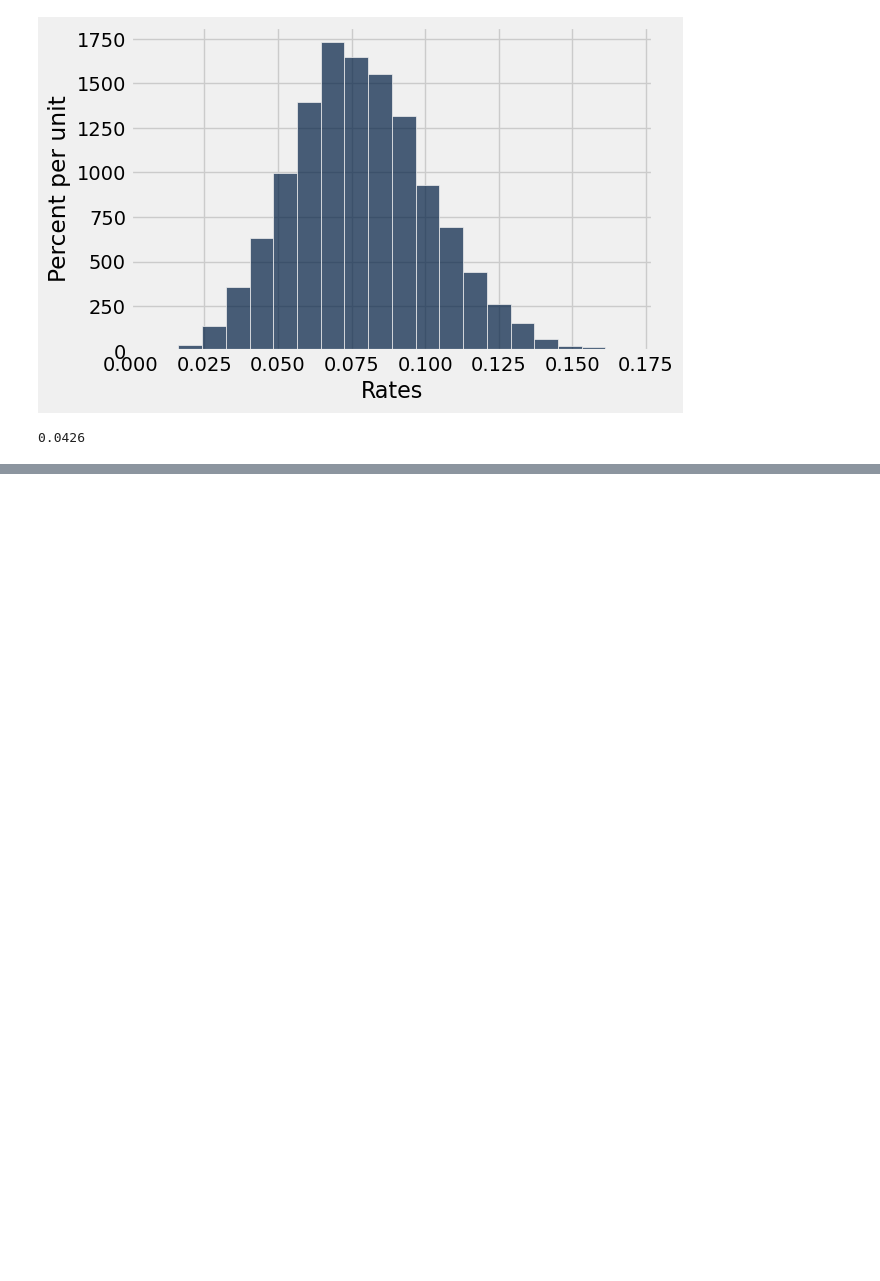
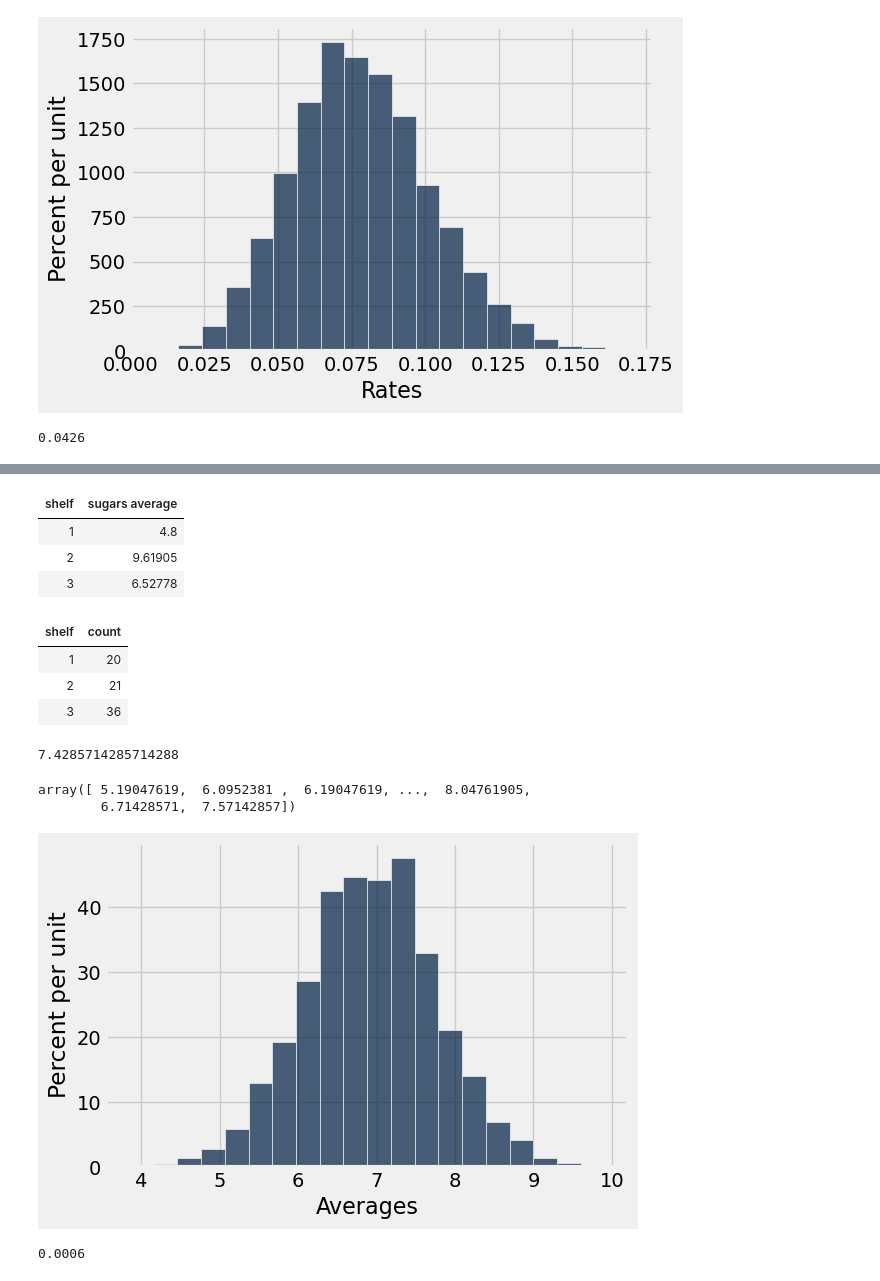
Before and after one commit to lawtonsclass/s26-code-from-class, a Jupyter notebook: data8/ch11.ipynb, the cells around one changed output, grey strips where cells are left out. Saved outputs shown, nothing was run; the diff lists cells and outputs as text; code cells hidden in the pictures; blank space fills up the shorter version.

```diff
--- a/data8/ch11.ipynb
+++ b/data8/ch11.ipynb
@@ -568,0 +650,3 @@ np.count_nonzero(simulated_rates >= 0.11290323) / len(simulated_rates)
+# %%
+cereal = Table.read_table('data/cereal.csv')
+cereal
@@ -568,0 +666,39 @@ np.count_nonzero(simulated_rates >= 0.11290323) / len(simulated_rates)
+# %%
+cereal.select('shelf', 'sugars').group('shelf', np.average)
+# %% [output]
+| shelf | sugars average |
+| 1 | 4.8 |
+| 2 | 9.61905 |
+| 3 | 6.52778 |
+# %%
+cereal.select('shelf', 'sugars').group('shelf')
+# %% [output]
+| shelf | count |
+| 1 | 20 |
+| 2 | 21 |
+| 3 | 36 |
+# %%
+cereal.sample(21, with_replacement=False).column('sugars').mean()
+# %% [output]
+7.4285714285714288
+# %%
+def one_simulated_average():
+    return cereal.sample(21, with_replacement=False).column('sugars').mean()
+
+simulations = 10000
+simulated_averages = make_array()
+for i in np.arange(simulations):
+    simulated_averages = np.append(simulated_averages, one_simulated_average())
+# %%
+simulated_averages
+# %% [output]
+array([ 5.19047619,  6.0952381 ,  6.19047619, ...,  8.04761905,
+        6.71428571,  7.57142857])
+# %%
+Table().with_column('Averages', simulated_averages).hist(0, bins=20)
+# %% [output]
+[figure, added]
+# %%
+np.count_nonzero(simulated_averages >= 9.61905) / len(simulated_averages)
+# %% [output]
+0.0006
```
Also changed, not shown: parts of 19 cells of this notebook.
